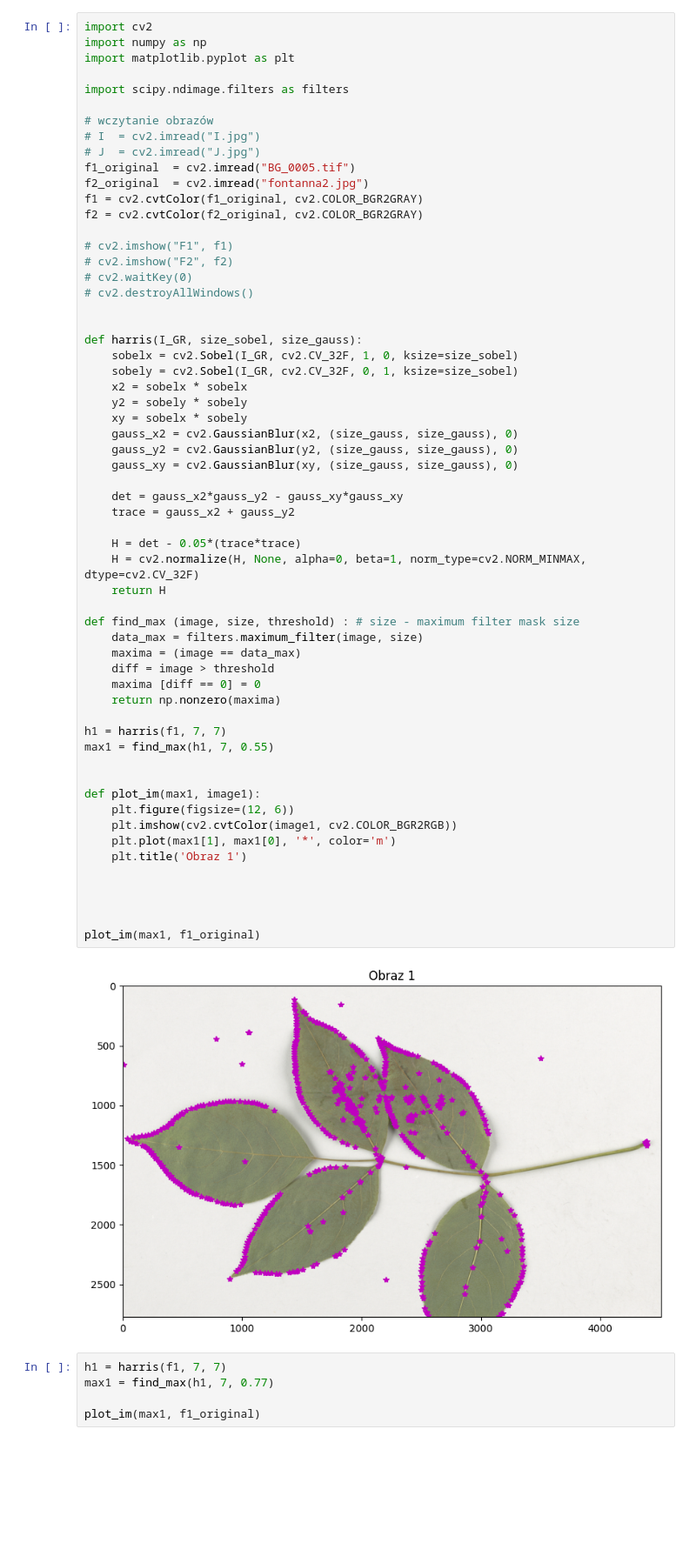
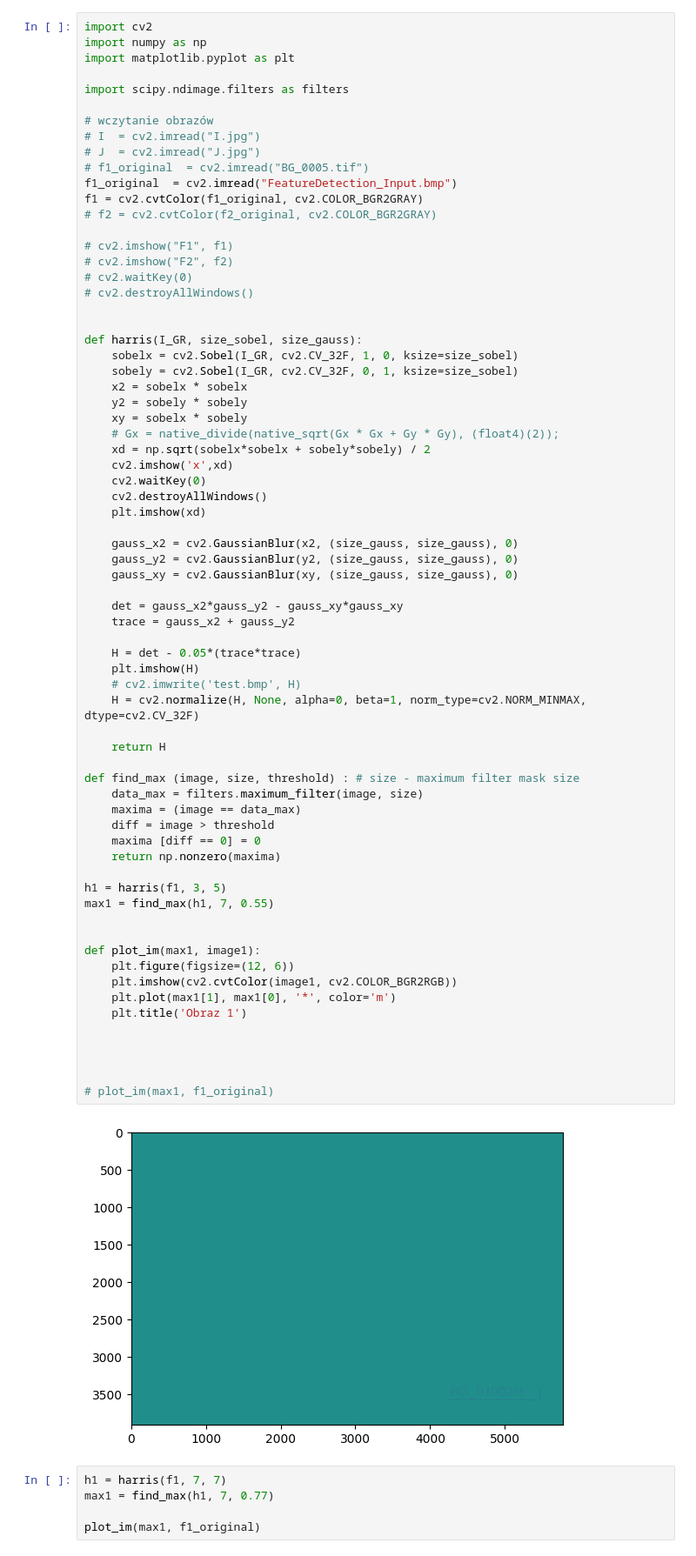
Before and after one commit to zojapila/feature_detection_opencl, a Jupyter notebook: materialy_feature_points/lab6.ipynb, the cells around one changed output. Shown at 87% size. Drawn from its saved outputs; the diff is of its cells as text; blank space fills up the shorter version.

```diff
--- a/materialy_feature_points/lab6.ipynb
+++ b/materialy_feature_points/lab6.ipynb
@@ -8,10 +8,10 @@ import scipy.ndimage.filters as filters
 # wczytanie obrazów
 # I  = cv2.imread("I.jpg")
 # J  = cv2.imread("J.jpg")
-f1_original  = cv2.imread("BG_0005.tif")
-f2_original  = cv2.imread("fontanna2.jpg")
+# f1_original  = cv2.imread("BG_0005.tif")
+f1_original  = cv2.imread("FeatureDetection_Input.bmp")
 f1 = cv2.cvtColor(f1_original, cv2.COLOR_BGR2GRAY)
-f2 = cv2.cvtColor(f2_original, cv2.COLOR_BGR2GRAY)
+# f2 = cv2.cvtColor(f2_original, cv2.COLOR_BGR2GRAY)
 
 # cv2.imshow("F1", f1)
 # cv2.imshow("F2", f2)
@@ -25,40 +25,50 @@ def harris(I_GR, size_sobel, size_gauss):
     x2 = sobelx * sobelx
     y2 = sobely * sobely
     xy = sobelx * sobely
+    # Gx = native_divide(native_sqrt(Gx * Gx + Gy * Gy), (float4)(2));
+    xd = np.sqrt(sobelx*sobelx + sobely*sobely) / 2
+    cv2.imshow('x',xd)
+    cv2.waitKey(0)
+    cv2.destroyAllWindows()
+    plt.imshow(xd)
+
     gauss_x2 = cv2.GaussianBlur(x2, (size_gauss, size_gauss), 0)
     gauss_y2 = cv2.GaussianBlur(y2, (size_gauss, size_gauss), 0)
     gauss_xy = cv2.GaussianBlur(xy, (size_gauss, size_gauss), 0)
 
     det = gauss_x2*gauss_y2 - gauss_xy*gauss_xy
     trace = gauss_x2 + gauss_y2
 
     H = det - 0.05*(trace*trace)
+    plt.imshow(H)
+    # cv2.imwrite('test.bmp', H)
     H = cv2.normalize(H, None, alpha=0, beta=1, norm_type=cv2.NORM_MINMAX, dtype=cv2.CV_32F)
+
     return H
 
 def find_max (image, size, threshold) : # size - maximum filter mask size
     data_max = filters.maximum_filter(image, size)
     maxima = (image == data_max)
     diff = image > threshold
     maxima [diff == 0] = 0
     return np.nonzero(maxima)
 
-h1 = harris(f1, 7, 7)
+h1 = harris(f1, 3, 5)
 max1 = find_max(h1, 7, 0.55)
 
 
 def plot_im(max1, image1):
     plt.figure(figsize=(12, 6))
     plt.imshow(cv2.cvtColor(image1, cv2.COLOR_BGR2RGB))
     plt.plot(max1[1], max1[0], '*', color='m')
     plt.title('Obraz 1')
 
 
 
 
-plot_im(max1, f1_original)
+# plot_im(max1, f1_original)
 # %% [output]
-[figure, old version]
+[figure, new version]
 # %%
 h1 = harris(f1, 7, 7)
 max1 = find_max(h1, 7, 0.77)
```
Also changed, not shown: parts of 4 cells of this notebook, 17 other files.
